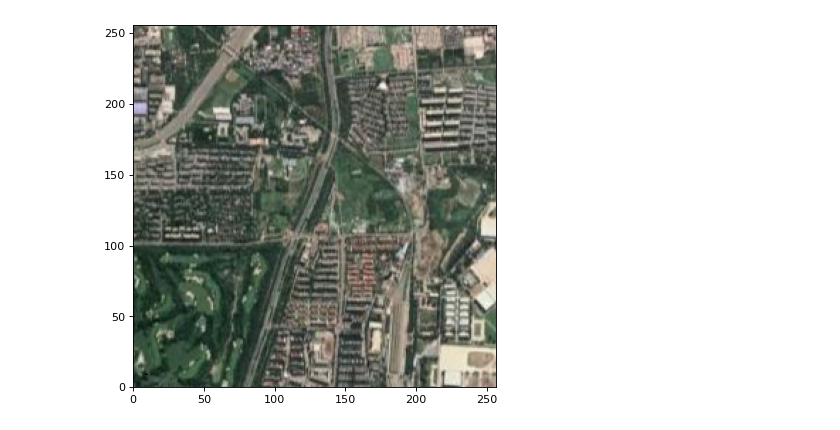
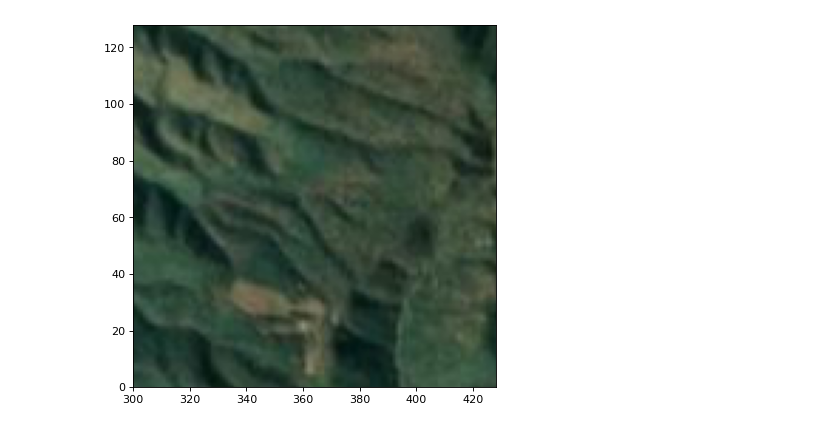
Before and after one commit to katiezzzzz/Gantastic, a Jupyter notebook: cgan_earth/earth_screenshots/inspect_dataset.ipynb, the cells around one changed output. Drawn from its saved outputs; the diff is of its cells as text; code cells hidden in the pictures.

```diff
--- a/cgan_earth/earth_screenshots/inspect_dataset.ipynb
+++ b/cgan_earth/earth_screenshots/inspect_dataset.ipynb
@@ -5,10 +5,10 @@ import tifffile as tiff
 from matplotlib.pyplot import figure
 # %%
 figure(figsize=(8, 6), dpi=80)
-im = plt.imread('city1.jpg')
-plt.xlim(0,256)
-plt.ylim(0,256)
+im = plt.imread('forest1.jpg')
+plt.xlim(300,428)
+plt.ylim(0,128)
 plt.imshow(im)
 plt.show()
 # %% [output]
-[figure, old version]
+[figure, new version]
```
